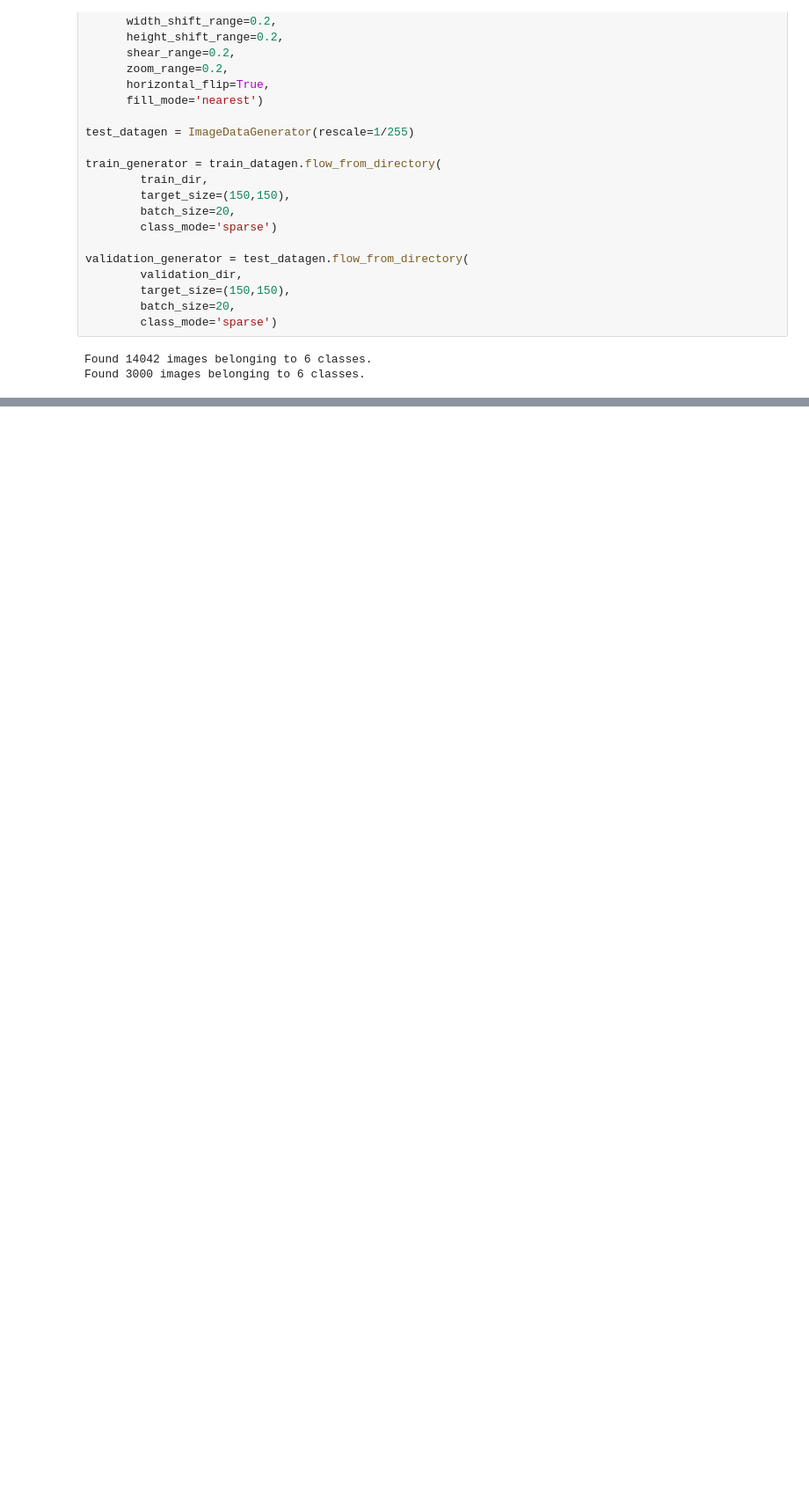
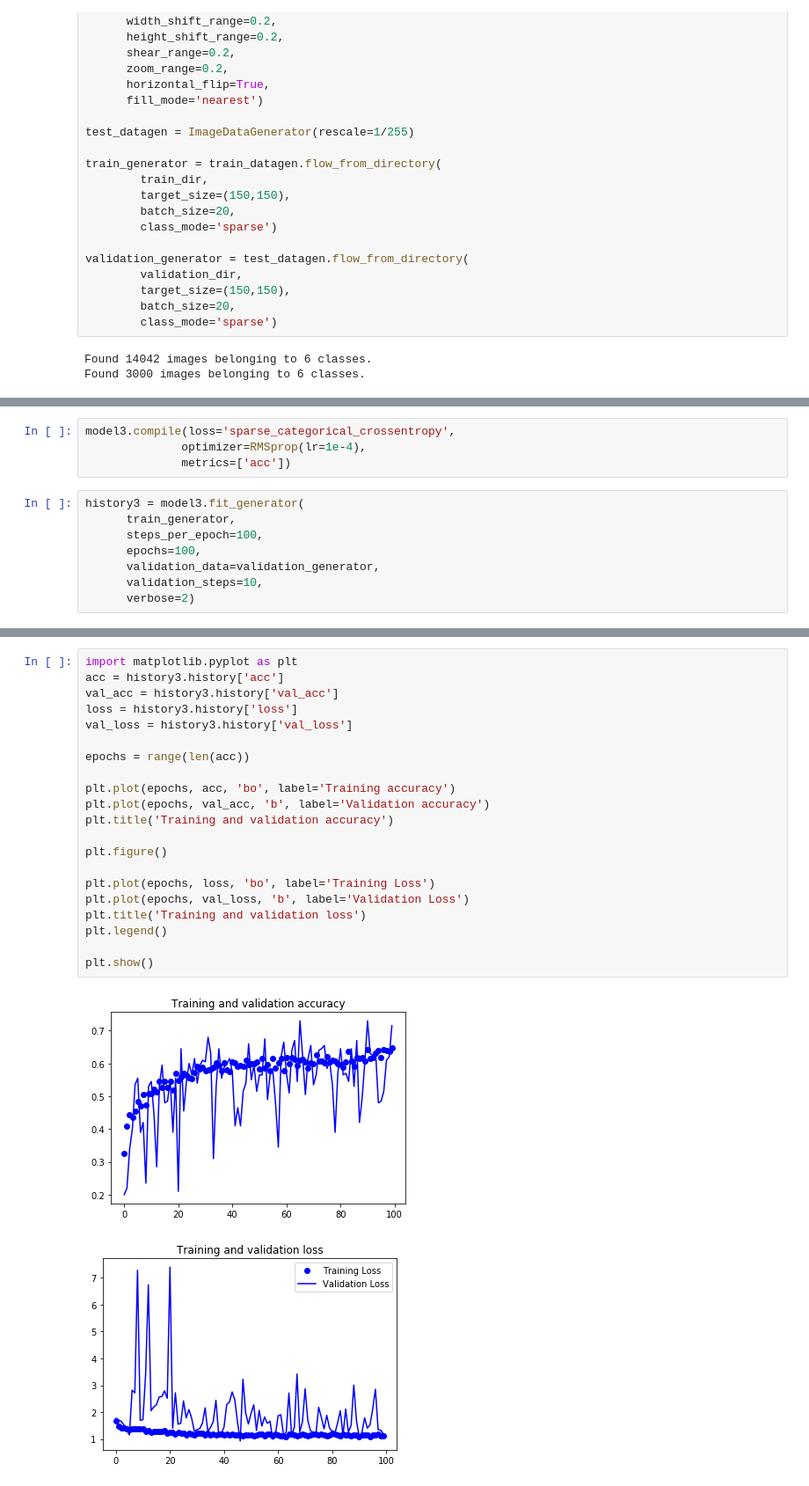
Before and after one commit to EugeniaE/UTS_ML2019_Main, a Jupyter notebook: As2_image_classification.ipynb, the cells around one changed output, grey strips where cells are left out. Shown: that part at 88% size. Cells and saved outputs as stored; diff of their text form; blank space fills up the shorter version.

```diff
--- a/As2_image_classification.ipynb
+++ b/As2_image_classification.ipynb
@@ -255,0 +363,12 @@ plt.show()
+# %%
+model3.compile(loss='sparse_categorical_crossentropy',
+              optimizer=RMSprop(lr=1e-4),
+              metrics=['acc'])
+# %%
+history3 = model3.fit_generator(
+      train_generator,
+      steps_per_epoch=100,
+      epochs=100,
+      validation_data=validation_generator,
+      validation_steps=10,
+      verbose=2)
@@ -255,0 +402,24 @@ plt.show()
+# %%
+import matplotlib.pyplot as plt
+acc = history3.history['acc']
+val_acc = history3.history['val_acc']
+loss = history3.history['loss']
+val_loss = history3.history['val_loss']
+
+epochs = range(len(acc))
+
+plt.plot(epochs, acc, 'bo', label='Training accuracy')
+plt.plot(epochs, val_acc, 'b', label='Validation accuracy')
+plt.title('Training and validation accuracy')
+
+plt.figure()
+
+plt.plot(epochs, loss, 'bo', label='Training Loss')
+plt.plot(epochs, val_loss, 'b', label='Validation Loss')
+plt.title('Training and validation loss')
+plt.legend()
+
+plt.show()
+# %% [output]
+[figure, added]
+[figure, added]
```
Also changed, not shown: parts of 35 cells of this notebook.
